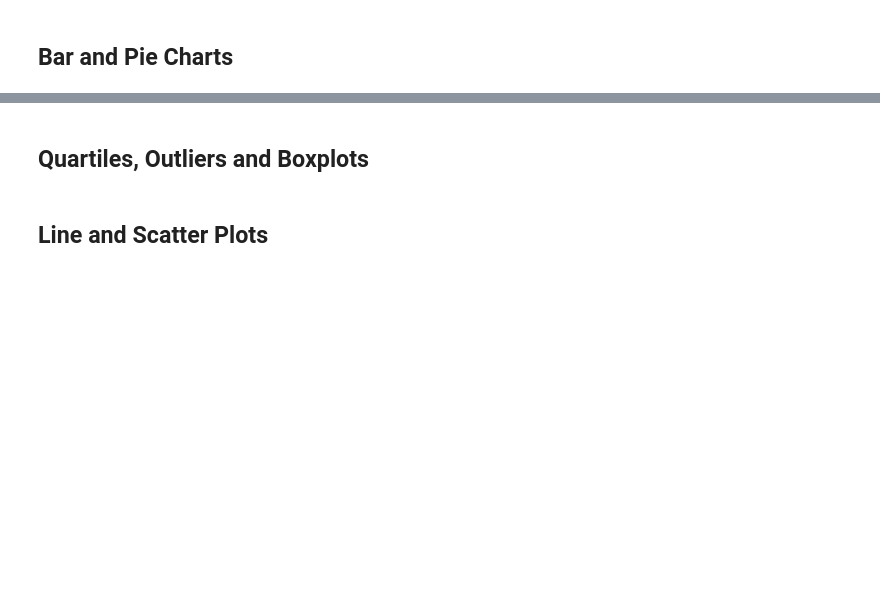
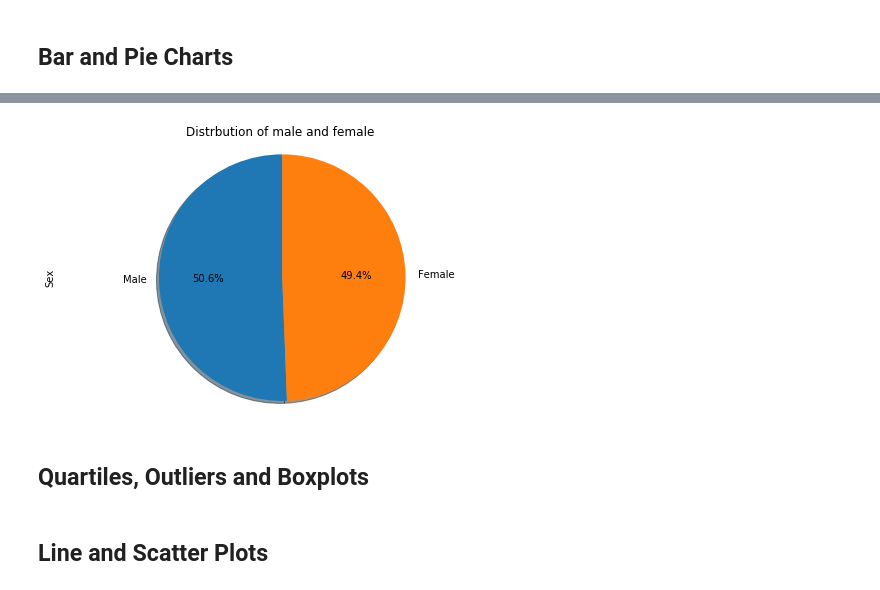
Before and after one commit to HaifaNajdawi/Matplotlib_The_power_of_plot, a Jupyter notebook: Pymaceuticals/pymaceuticals_starter.ipynb, the cells around one changed output, grey strips where cells are left out. Drawn from its saved outputs; the diff is of its cells as text; code cells hidden in the pictures; blank space fills up the shorter version.

```diff
--- a/Pymaceuticals/pymaceuticals_starter.ipynb
+++ b/Pymaceuticals/pymaceuticals_starter.ipynb
@@ -120,6 +126,13 @@ KeyError: 'Column not found: '
 # Generate a bar plot showing the total number of measurements taken on each drug regimen using pyplot.
 # %%
 # Generate a pie plot showing the distribution of female versus male mice using pandas
+sex_of_mice=combined_df["Sex"].value_counts()
+micesex_pie = sex_of_mice.plot(kind="pie", title=("Distrbution of male and female "),autopct='%1.1f%%',shadow = True, startangle=90,figsize=(8,5))
+
+plt.axis("equal")
+plt.show()
+# %% [output]
+[figure, added]
 # %%
 # Generate a pie plot showing the distribution of female versus male mice using pyplot
 # %% [markdown]
```
Also changed, not shown: parts of 4 cells of this notebook.
